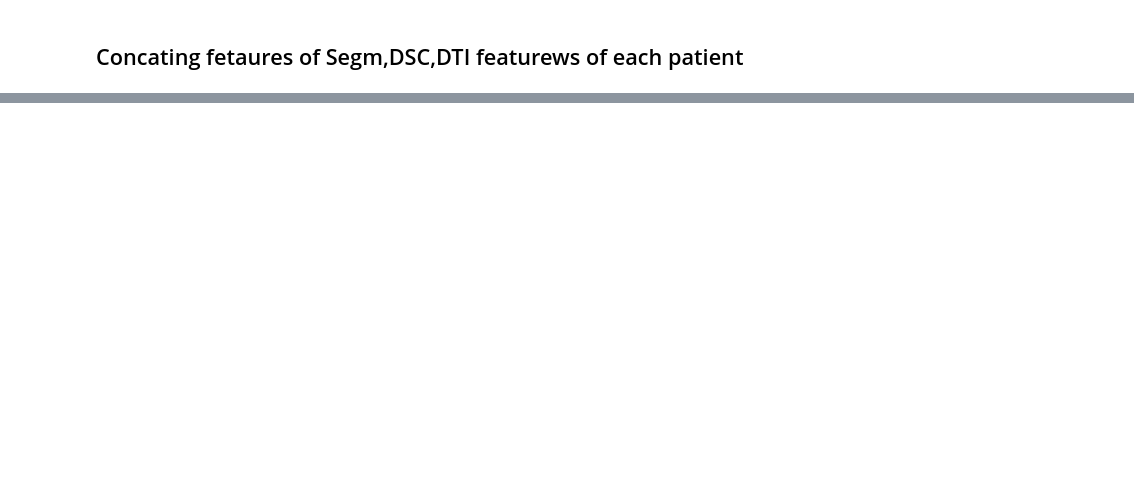
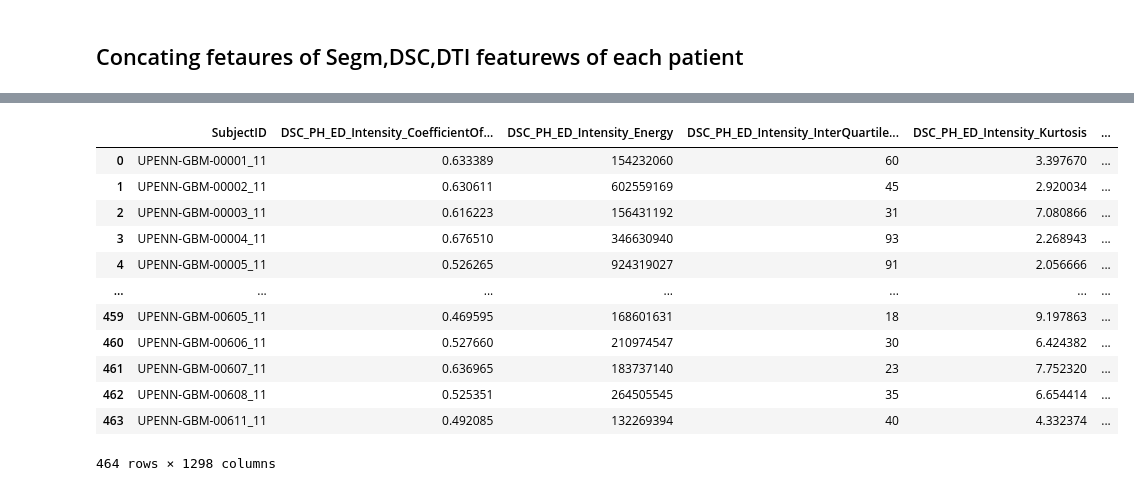
Before and after one commit to oyesaurav/mgmt-patch-model, a Jupyter notebook: py codes/feat_concat.ipynb, the cells around one changed output, grey strips where cells are left out. Drawn from its saved outputs; the diff is of its cells as text; code cells hidden in the pictures; blank space fills up the shorter version.

```diff
--- a/py codes/feat_concat.ipynb
+++ b/py codes/feat_concat.ipynb
@@ -32,0 +191,21 @@ df_t1_t2_flair_gd.shape
+# %%
+df_auto_dsc_segm1=df_auto_dsc_ph.merge(df_auto_dsc_psr,on='SubjectID',how='left')
+df_auto_dsc_segm=df_auto_dsc_segm1.merge(df_auto_dsc_ap_rcbv,on='SubjectID',how='left')
+# df_auto_dsc_segm=df_auto_dsc_segm.drop(['Unnamed: 0'],axis=1)
+# df_auto_dsc_segm.sort_values(by='SubjectID')
+# %%
+df_auto_dsc_segm
+# %% [output]
+|  | SubjectID | DSC_PH_ED_Intensity_CoefficientOf... | DSC_PH_ED_Intensity_Energy | DSC_PH_ED_Intensity_InterQuartile... | DSC_PH_ED_Intensity_Kurtosis | ... |
+| 0 | UPENN-GBM-00001_11 | 0.633389 | 154232060 | 60 | 3.397670 | ... |
+| 1 | UPENN-GBM-00002_11 | 0.630611 | 602559169 | 45 | 2.920034 | ... |
+| 2 | UPENN-GBM-00003_11 | 0.616223 | 156431192 | 31 | 7.080866 | ... |
+| 3 | UPENN-GBM-00004_11 | 0.676510 | 346630940 | 93 | 2.268943 | ... |
+| 4 | UPENN-GBM-00005_11 | 0.526265 | 924319027 | 91 | 2.056666 | ... |
+| ... | ... | ... | ... | ... | ... | ... |
+| 459 | UPENN-GBM-00605_11 | 0.469595 | 168601631 | 18 | 9.197863 | ... |
+| 460 | UPENN-GBM-00606_11 | 0.527660 | 210974547 | 30 | 6.424382 | ... |
+| 461 | UPENN-GBM-00607_11 | 0.636965 | 183737140 | 23 | 7.752320 | ... |
+| 462 | UPENN-GBM-00608_11 | 0.525351 | 264505545 | 35 | 6.654414 | ... |
+| 463 | UPENN-GBM-00611_11 | 0.492085 | 132269394 | 40 | 4.332374 | ... |
+464 rows × 1298 columns
```
Also changed, not shown: parts of 31 cells of this notebook, 6 other files.
